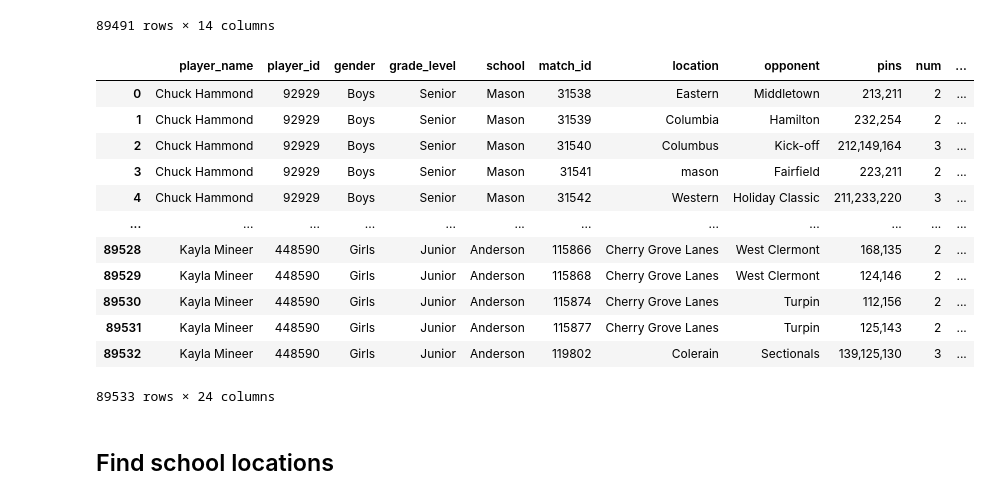
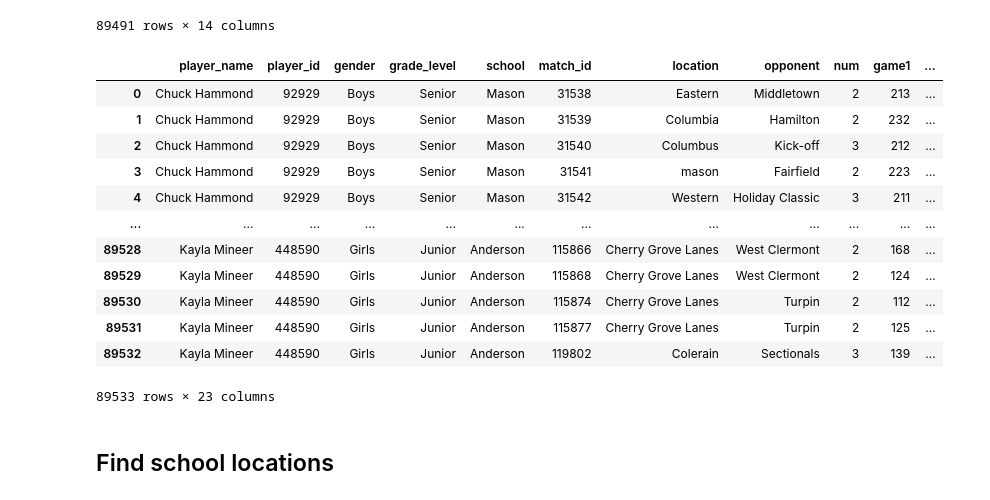
Before and after one commit to jgroeschen/Cinci-HS-Bowling-Stats, a Jupyter notebook: data_gathering/bowling_stats.ipynb, the cells around one changed output. Cells and saved outputs as stored; diff of their text form; code cells hidden in the pictures.

```diff
--- a/data_gathering/bowling_stats.ipynb
+++ b/data_gathering/bowling_stats.ipynb
@@ -415,21 +415,22 @@ df_games_split
 89491 rows × 14 columns
 # %%
 df_gamestats_split = pd.concat([df_gamestats, df_games_split], axis=1)
+df_gamestats_split = df_gamestats_split.drop('pins', axis=1)
 df_gamestats_split
 # %% [output]
-|  | player_name | player_id | gender | grade_level | school | match_id | location | opponent | pins | num | ... |
-| 0 | Chuck Hammond | 92929 | Boys | Senior | Mason | 31538 | Eastern | Middletown | 213,211 | 2 | ... |
-| 1 | Chuck Hammond | 92929 | Boys | Senior | Mason | 31539 | Columbia | Hamilton | 232,254 | 2 | ... |
-| 2 | Chuck Hammond | 92929 | Boys | Senior | Mason | 31540 | Columbus | Kick-off | 212,149,164 | 3 | ... |
-| 3 | Chuck Hammond | 92929 | Boys | Senior | Mason | 31541 | mason | Fairfield | 223,211 | 2 | ... |
-| 4 | Chuck Hammond | 92929 | Boys | Senior | Mason | 31542 | Western | Holiday Classic | 211,233,220 | 3 | ... |
+|  | player_name | player_id | gender | grade_level | school | match_id | location | opponent | num | game1 | ... |
+| 0 | Chuck Hammond | 92929 | Boys | Senior | Mason | 31538 | Eastern | Middletown | 2 | 213 | ... |
+| 1 | Chuck Hammond | 92929 | Boys | Senior | Mason | 31539 | Columbia | Hamilton | 2 | 232 | ... |
+| 2 | Chuck Hammond | 92929 | Boys | Senior | Mason | 31540 | Columbus | Kick-off | 3 | 212 | ... |
+| 3 | Chuck Hammond | 92929 | Boys | Senior | Mason | 31541 | mason | Fairfield | 2 | 223 | ... |
+| 4 | Chuck Hammond | 92929 | Boys | Senior | Mason | 31542 | Western | Holiday Classic | 3 | 211 | ... |
 | ... | ... | ... | ... | ... | ... | ... | ... | ... | ... | ... | ... |
-| 89528 | Kayla Mineer | 448590 | Girls | Junior | Anderson | 115866 | Cherry Grove Lanes | West Clermont | 168,135 | 2 | ... |
-| 89529 | Kayla Mineer | 448590 | Girls | Junior | Anderson | 115868 | Cherry Grove Lanes | West Clermont | 124,146 | 2 | ... |
-| 89530 | Kayla Mineer | 448590 | Girls | Junior | Anderson | 115874 | Cherry Grove Lanes | Turpin | 112,156 | 2 | ... |
-| 89531 | Kayla Mineer | 448590 | Girls | Junior | Anderson | 115877 | Cherry Grove Lanes | Turpin | 125,143 | 2 | ... |
-| 89532 | Kayla Mineer | 448590 | Girls | Junior | Anderson | 119802 | Colerain | Sectionals | 139,125,130 | 3 | ... |
+| 89528 | Kayla Mineer | 448590 | Girls | Junior | Anderson | 115866 | Cherry Grove Lanes | West Clermont | 2 | 168 | ... |
+| 89529 | Kayla Mineer | 448590 | Girls | Junior | Anderson | 115868 | Cherry Grove Lanes | West Clermont | 2 | 124 | ... |
+| 89530 | Kayla Mineer | 448590 | Girls | Junior | Anderson | 115874 | Cherry Grove Lanes | Turpin | 2 | 112 | ... |
+| 89531 | Kayla Mineer | 448590 | Girls | Junior | Anderson | 115877 | Cherry Grove Lanes | Turpin | 2 | 125 | ... |
+| 89532 | Kayla Mineer | 448590 | Girls | Junior | Anderson | 119802 | Colerain | Sectionals | 3 | 139 | ... |
-89533 rows × 24 columns
+89533 rows × 23 columns
 # %%
 df_gamestats_split.to_csv('gamestats_split.csv')
 # %% [markdown]
```
Also changed, not shown: parts of 8 cells of this notebook.
